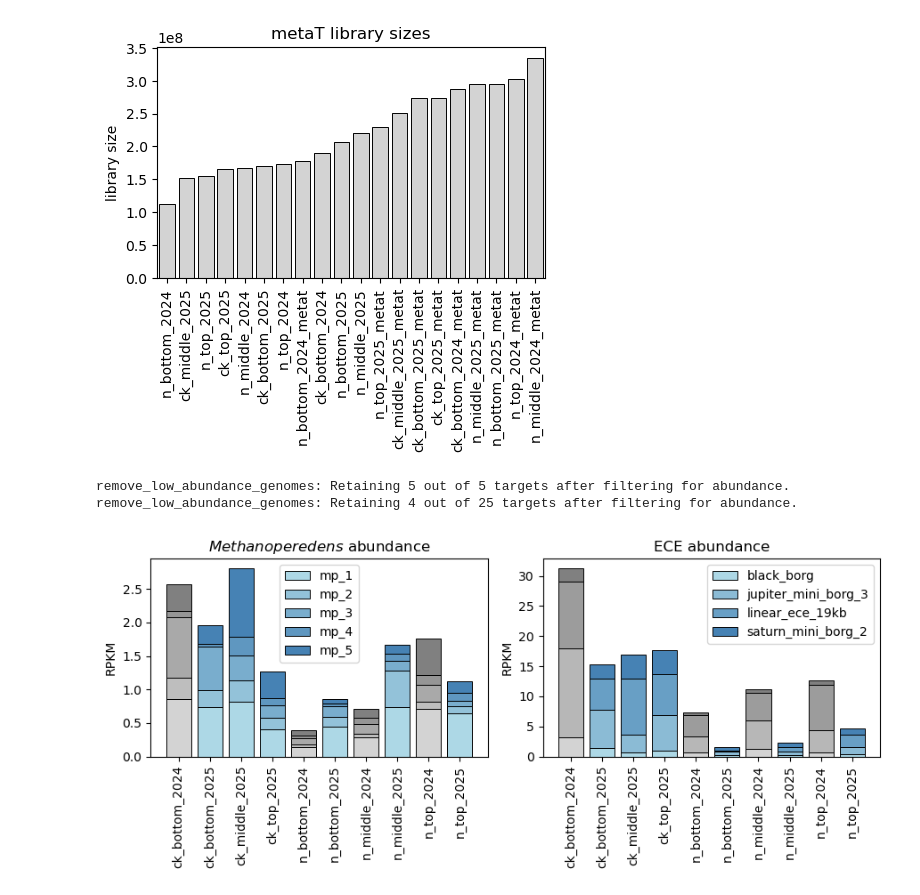
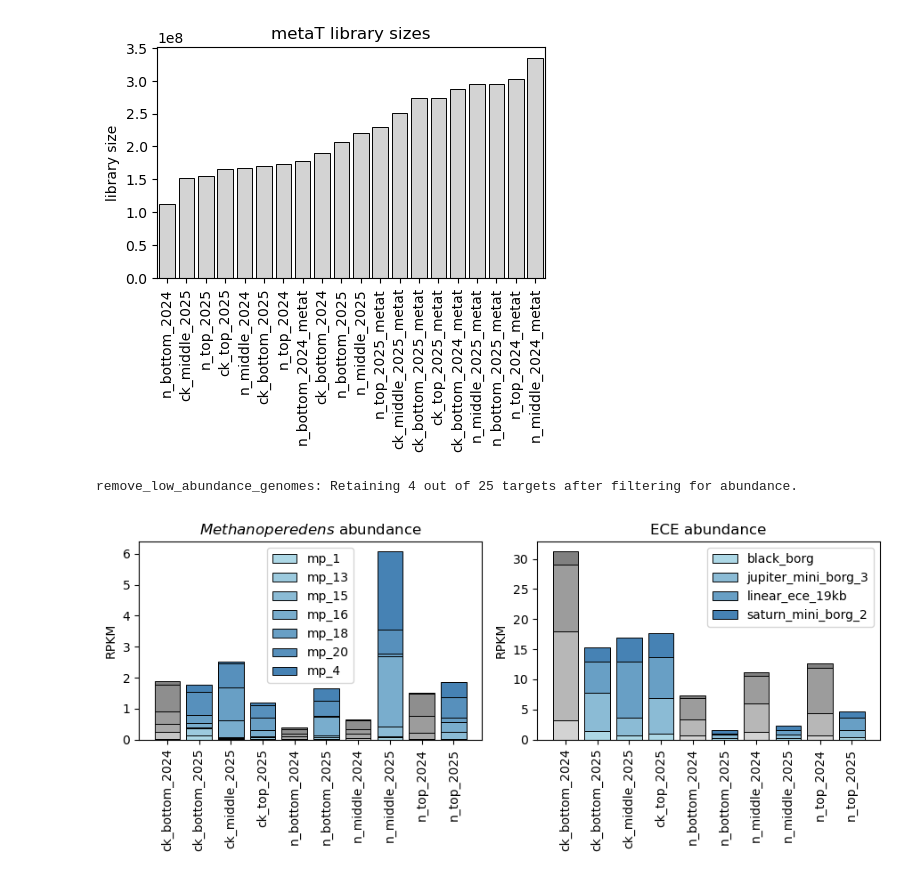
Before and after one commit to pipparichter/banfield, a Jupyter notebook: notebooks/sandbox-1.ipynb, the cells around one changed output. Cells and saved outputs as stored; diff of their text form; code cells hidden in the pictures.

```diff
--- a/notebooks/sandbox-1.ipynb
+++ b/notebooks/sandbox-1.ipynb
@@ -18,6 +16,6 @@ The autoreload extension is already loaded. To reload it, use:
 # %%
 coverm_df = coverm_load('../data/coverm/all.tsv', contig_sizes=contig_sizes)
-coverm_df = coverm_df[coverm_df.sample_id.str.contains('n_|ck_', regex=True)].copy()
+coverm_df = coverm_df[coverm_df.reactor != 'none'].copy()
 metat_df = metat_load()
 bbduk_df = bbduk_load('../data/bbduk')
 # %%
@@ -55,12 +54,13 @@ def remove_low_abundance_genomes(coverm_df, min_rpkm:float=1, min_n_samples:int=
     return coverm_df[coverm_df.genome_id.isin(include_genome_ids)].copy()
 
 
-def plot_abundance(figure_df:pd.DataFrame, title=r'$\it{Methanoperedens}$ abundance', min_rpkm=1e-2, legend:bool=True, ax=None):
+def plot_abundance(figure_df:pd.DataFrame, title=r'$\it{Methanoperedens}$ abundance', min_rpkm=1e-2, legend:bool=True, ax=None, genome_ids:list=None):
 
     figure_df = figure_df.sort_values(['sample_id', 'genome_id'], ascending=True)
+
     # figure_df = figure_df.copy()
     figure_df['year'] = [re.search(r'202\d', sample_id).group(0) for sample_id in figure_df.sample_id]
-    figure_df = remove_low_abundance_genomes(figure_df, min_rpkm=min_rpkm).copy()
+    figure_df = remove_low_abundance_genomes(figure_df, min_rpkm=min_rpkm).copy() if (genome_ids is None) else figure_df[figure_df.genome_id.isin(genome_ids)].copy()
 
     sample_ids = figure_df.sample_id.unique()
     n_samples = figure_df.sample_id.nunique()
@@ -87,15 +87,15 @@ def plot_abundance(figure_df:pd.DataFrame, title=r'$\it{Methanoperedens}$ abunda
         ax.legend(handles, genome_ids)
 # %%
 fig, (ax_a, ax_b) = plt.subplots(figsize=(9, 4), ncols=2)
+mp_genome_ids = ['mp_1', 'mp_13', 'mp_15', 'mp_16', 'mp_18', 'mp_20', 'mp_4']
 
-plot_abundance(coverm_df[is_mp(coverm_df)].copy(), ax=ax_a, title=r'$\it{Methanoperedens}$ abundance', min_rpkm=1e-2)
+plot_abundance(coverm_df[is_mp(coverm_df)].copy(), ax=ax_a, title=r'$\it{Methanoperedens}$ abundance', min_rpkm=1e-1, genome_ids=mp_genome_ids)
 plot_abundance(coverm_df[~is_mp(coverm_df)].copy(), ax=ax_b, title='ECE abundance', min_rpkm=1)
 
 fig.tight_layout()
 plt.show()
 # %% [output]
-remove_low_abundance_genomes: Retaining 5 out of 5 targets after filtering for abundance.
 remove_low_abundance_genomes: Retaining 4 out of 25 targets after filtering for abundance.
-[figure, old version]
+[figure, new version]
 # %%
 fig, (ax_a, ax_b) = plt.subplots(figsize=(9, 4), ncols=2)
```
Also changed, not shown: parts of 9 cells of this notebook, 11 other files.
